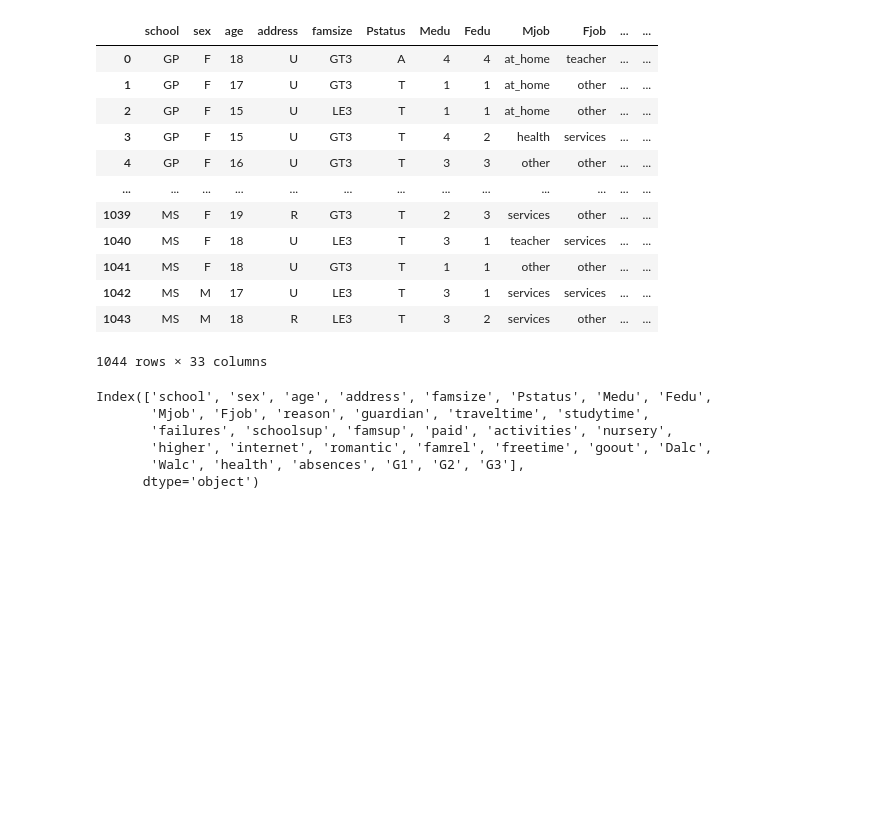
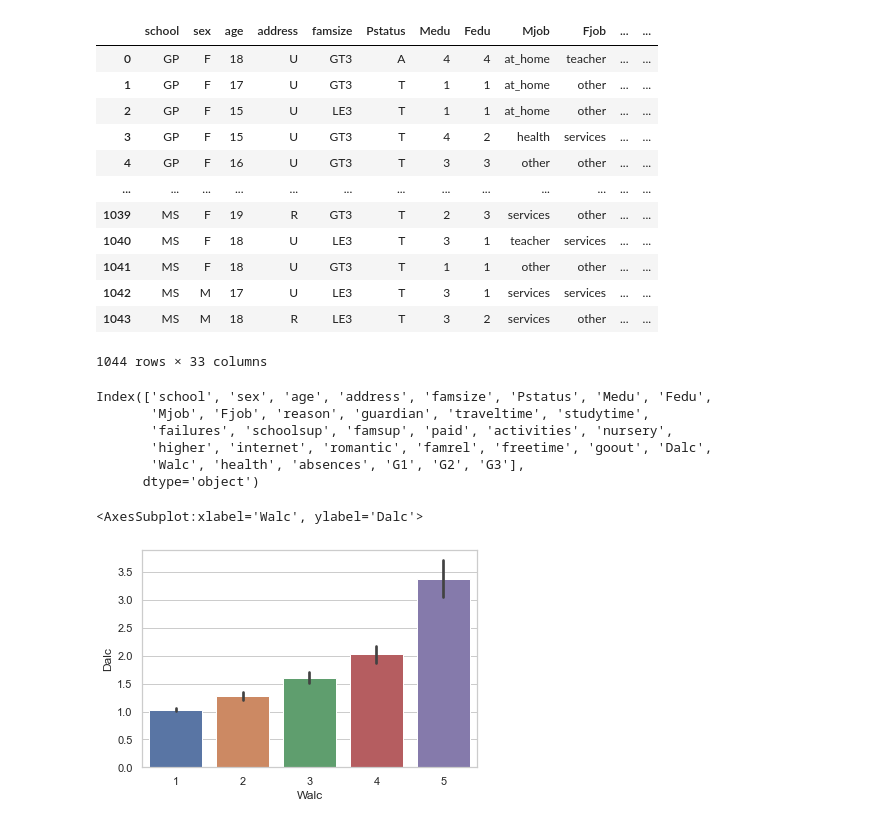
Before and after one commit to jaimiesj/health_outcomes, a Jupyter notebook: project_model.ipynb, the cells around one changed output. Drawn from its saved outputs; the diff is of its cells as text; code cells hidden in the pictures; blank space fills up the shorter version.

```diff
--- a/project_model.ipynb
+++ b/project_model.ipynb
@@ -32,3 +35,8 @@ Index(['school', 'sex', 'age', 'address', 'famsize', 'Pstatus', 'Medu', 'Fedu',
        'higher', 'internet', 'romantic', 'famrel', 'freetime', 'goout', 'Dalc',
        'Walc', 'health', 'absences', 'G1', 'G2', 'G3'],
       dtype='object')
+# %%
+sns.barplot(x='Walc',y='Dalc',data=data)
+# %% [output]
+<AxesSubplot:xlabel='Walc', ylabel='Dalc'>
+[figure, added]
```
Also changed, not shown: parts of 26 cells of this notebook.
